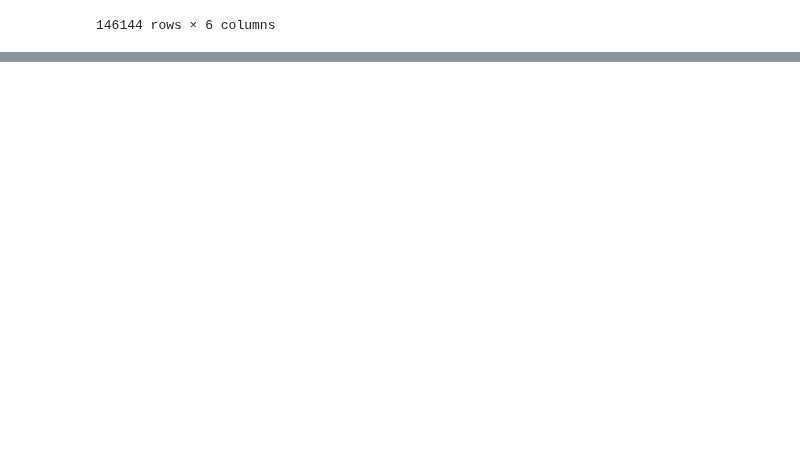
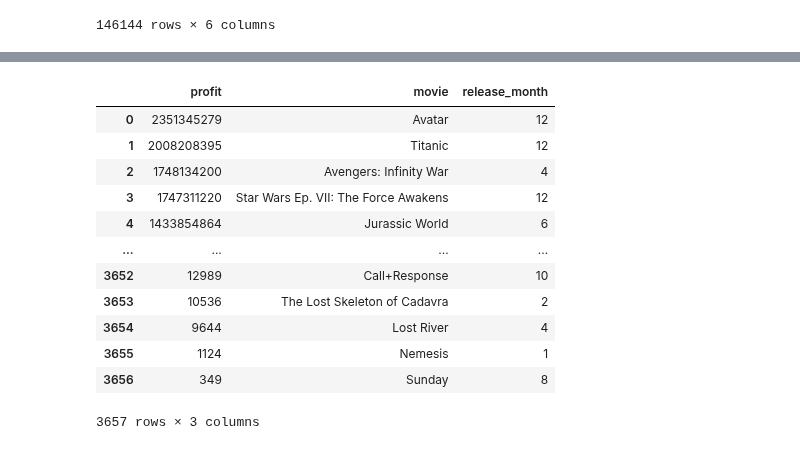
Before and after one commit to laaria-chris/Microsoft-Studios-EDA, a Jupyter notebook: student.ipynb, the cells around one changed output, grey strips where cells are left out. Drawn from its saved outputs; the diff is of its cells as text; code cells hidden in the pictures; blank space fills up the shorter version.

```diff
--- a/student.ipynb
+++ b/student.ipynb
@@ -107,0 +276,19 @@ movie_basics_db
+# %%
+# Assuming 'release_date' is in datetime format, if not, convert it to datetime
+profitable_ranked_df['release_date'] = pd.to_datetime(profitable_ranked_df['release_date'])
+
+# Extract month from release_date
+profitable_ranked_df['release_month'] = profitable_ranked_df['release_date'].dt.month
+
+# Group by movie and release month and count the number of movies released in each month
+movies_per_month = profitable_ranked_df.groupby(['movie', 'release_month']).size().reset_index(name='release_month_total')
+
+# Group by release month and count the total number of movies released in each month
+total_movies_per_month = profitable_ranked_df.groupby('release_month').size().reset_index(name='Total_movie')
+
+# Merge the movie count DataFrames back to the original DataFrame
+profitable_ranked_df = pd.merge(profitable_ranked_df, movies_per_month, on=['movie', 'release_month'], how='left')
+profitable_ranked_df = pd.merge(profitable_ranked_df, total_movies_per_month, on='release_month', how='left')
+
+# Display the updated DataFrame
+print(profitable_ranked_df)
@@ -107,0 +313,19 @@ movie_basics_db
+# %%
+# Drop all columns except 'profit_margin', 'profit', 'movie', and 'release_month_name'
+desired_columns = ['profit', 'movie', 'release_month']
+profitable_ranked_df = profitable_ranked_df[desired_columns]
+profitable_ranked_df
+# %% [output]
+|  | profit | movie | release_month |
+| 0 | 2351345279 | Avatar | 12 |
+| 1 | 2008208395 | Titanic | 12 |
+| 2 | 1748134200 | Avengers: Infinity War | 4 |
+| 3 | 1747311220 | Star Wars Ep. VII: The Force Awakens | 12 |
+| 4 | 1433854864 | Jurassic World | 6 |
+| ... | ... | ... | ... |
+| 3652 | 12989 | Call+Response | 10 |
+| 3653 | 10536 | The Lost Skeleton of Cadavra | 2 |
+| 3654 | 9644 | Lost River | 4 |
+| 3655 | 1124 | Nemesis | 1 |
+| 3656 | 349 | Sunday | 8 |
+3657 rows × 3 columns
```
Also changed, not shown: parts of 23 cells of this notebook.
